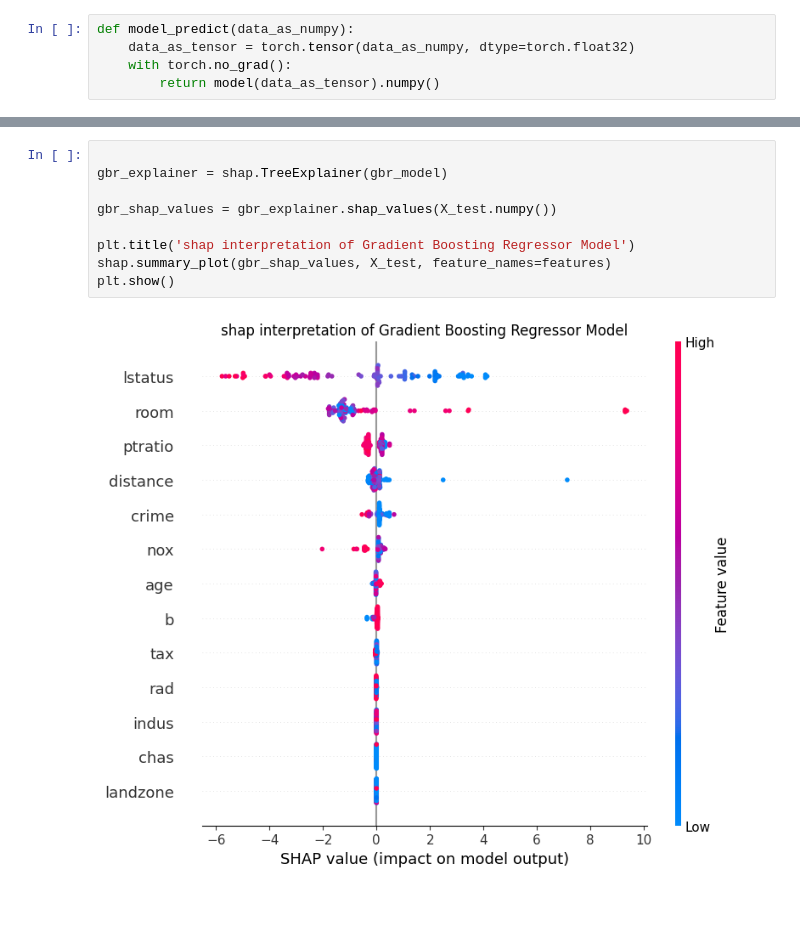
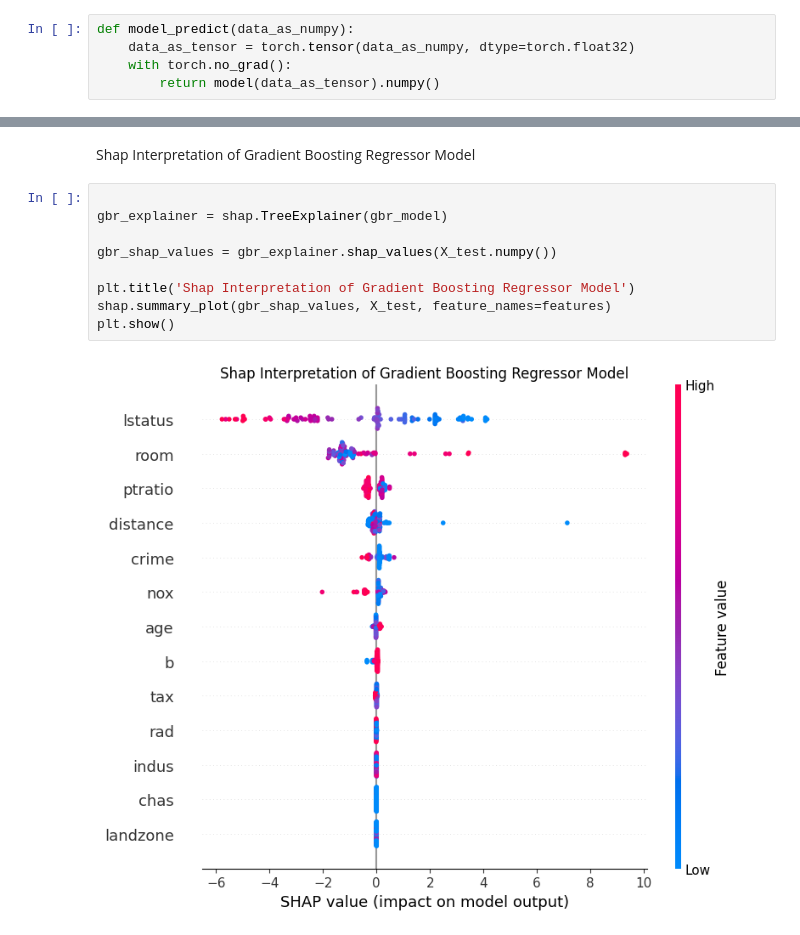
Before and after one commit to imck037/python-ml-projects, a Jupyter notebook: HousePricePrediction/main.ipynb, the cells around one changed output, grey strips where cells are left out. Drawn from its saved outputs; the diff is of its cells as text; blank space fills up the shorter version.

```diff
--- a/HousePricePrediction/main.ipynb
+++ b/HousePricePrediction/main.ipynb
@@ -681,11 +687,13 @@ plt.show()
+# %% [markdown]
+Shap Interpretation of Gradient Boosting Regressor Model
 # %%
 
 gbr_explainer = shap.TreeExplainer(gbr_model)
 
 gbr_shap_values = gbr_explainer.shap_values(X_test.numpy())
 
-plt.title('shap interpretation of Gradient Boosting Regressor Model')
+plt.title('Shap Interpretation of Gradient Boosting Regressor Model')
 shap.summary_plot(gbr_shap_values, X_test, feature_names=features)
 plt.show()
 # %% [output]
-[figure, old version]
+[figure, new version]
```
Also changed, not shown: parts of 28 cells of this notebook.
